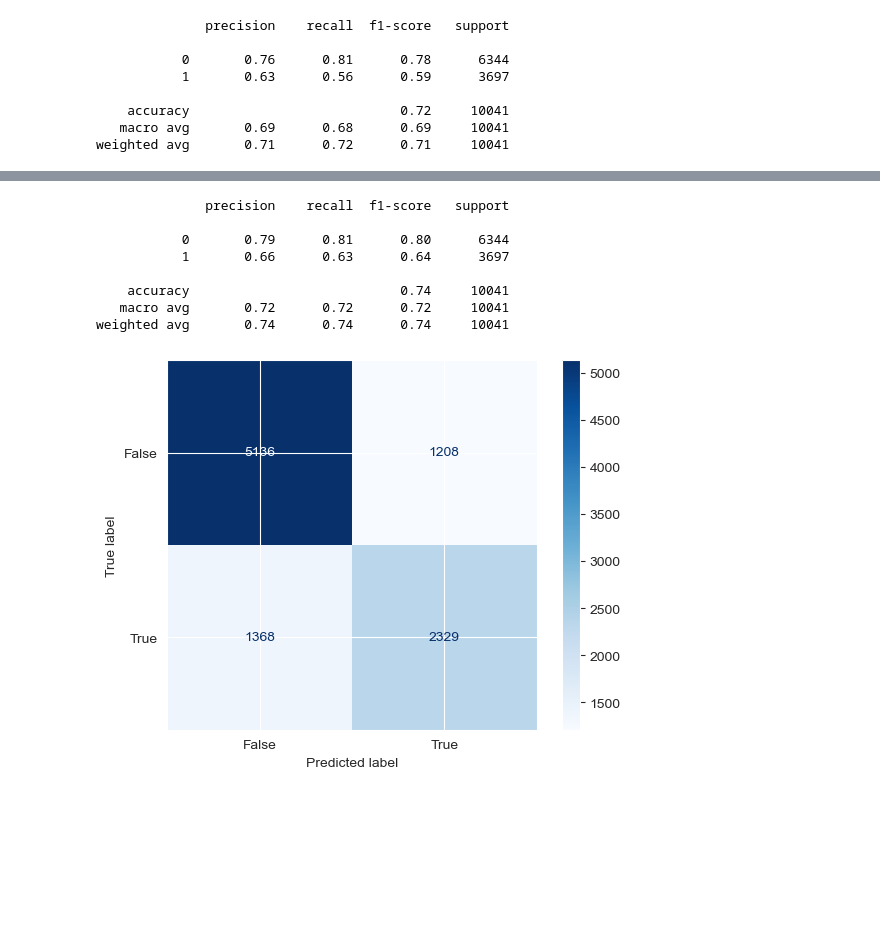
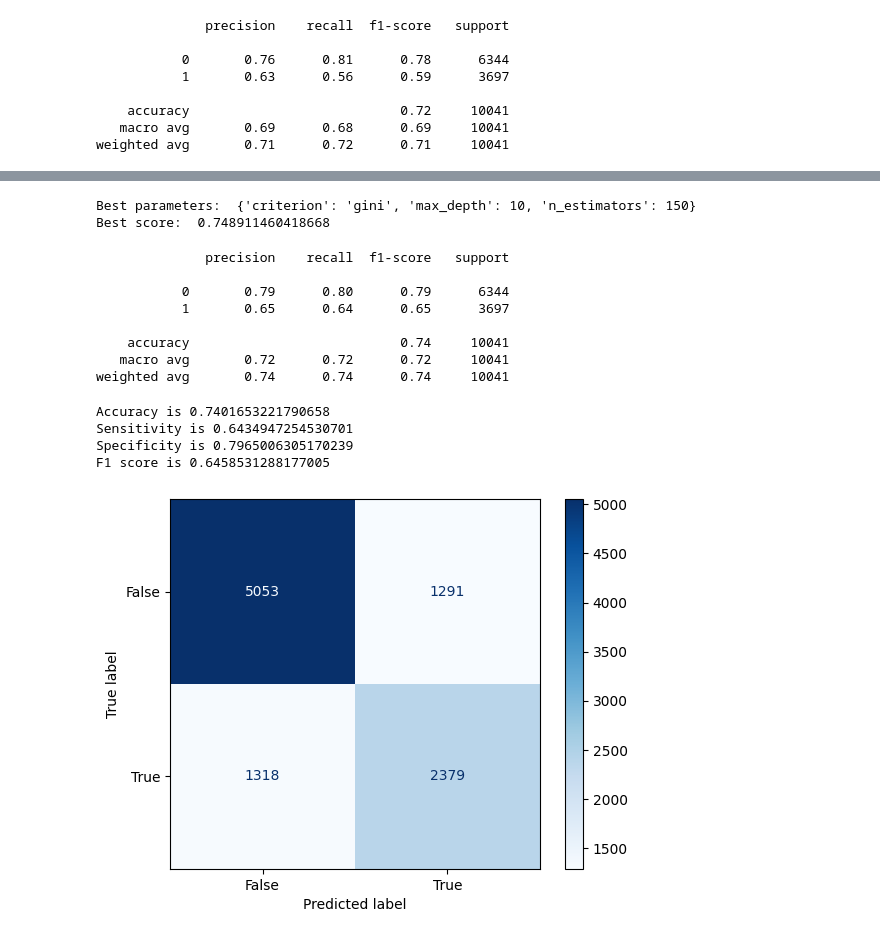
Before and after one commit to ironbongjr/data-mining-project, a Jupyter notebook: dm_proj.ipynb, the cells around one changed output, grey strips where cells are left out. Cells and saved outputs as stored; diff of their text form; code cells hidden in the pictures; blank space fills up the shorter version.

Commit message:
selecting an appropriate machine learning model by comparing results

```diff
--- a/dm_proj.ipynb
+++ b/dm_proj.ipynb
@@ -405,0 +432,2 @@ plt.show()
+# %%
+score = score(y_test_data,dtc_pred,"Decision Tree Classifier")
@@ -424,7 +461,24 @@ plt.show()
+# %%
+model = RandomForestClassifier()
+
+param_grid = {'n_estimators': [50, 100, 150, 200, 300],
+              'criterion': ['gini', 'entropy'],
+              'max_depth': [2, 4, 6, 8, 10]}
+
+grid_search = GridSearchCV(model, param_grid, cv=5, scoring='accuracy')
+
+grid_search.fit(x_training_data,y_training_data)
+
+# print the best parameters and score
+print("Best parameters: ", grid_search.best_params_)
+print("Best score: ", grid_search.best_score_)
+# %% [output]
+Best parameters:  {'criterion': 'gini', 'max_depth': 10, 'n_estimators': 150}
+Best score:  0.748911460418668
 # %%
-from sklearn.ensemble import RandomForestClassifier
 
-rfc = RandomForestClassifier(n_estimators = 100)
+
+rfc = RandomForestClassifier(criterion = 'gini', max_depth = 10, n_estimators = 150)
 rfc.fit(x_training_data,y_training_data)
 
 rfc_pred = rfc.predict(x_test_data)
@@ -432,19 +486,22 @@ print(classification_report(y_test_data,rfc_pred))
 # %% [output]
               precision    recall  f1-score   support
 
-           0       0.79      0.81      0.80      6344
-           1       0.66      0.63      0.64      3697
+           0       0.79      0.80      0.79      6344
+           1       0.65      0.64      0.65      3697
 
     accuracy                           0.74     10041
    macro avg       0.72      0.72      0.72     10041
 weighted avg       0.74      0.74      0.74     10041
+# %%
+score = score(y_test_data,rfc_pred,'Random Forest Classifier')
+# %% [output]
+Accuracy is 0.7401653221790658
+Sensitivity is 0.6434947254530701
+Specificity is 0.7965006305170239
+F1 score is 0.6458531288177005
 # %%
-cm = confusion_matrix(y_test_data, rfc_pred)
-
-cm_display = metrics.ConfusionMatrixDisplay(confusion_matrix = cm, display_labels = [False, True])
-
-cm_display.plot(cmap=plt.cm.Blues)
+score.plot(cmap=plt.cm.Blues)
 plt.show()
 # %% [output]
-[figure, old version]
+[figure, new version]
 # %%
```
Also changed, not shown: parts of 43 cells of this notebook.
